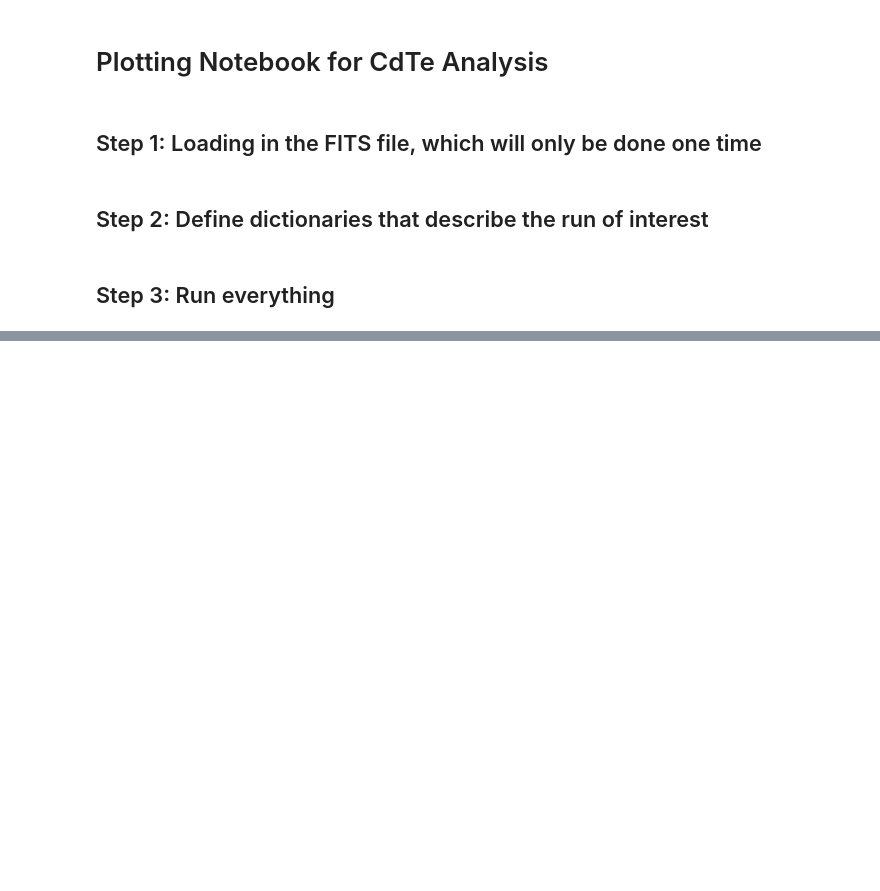
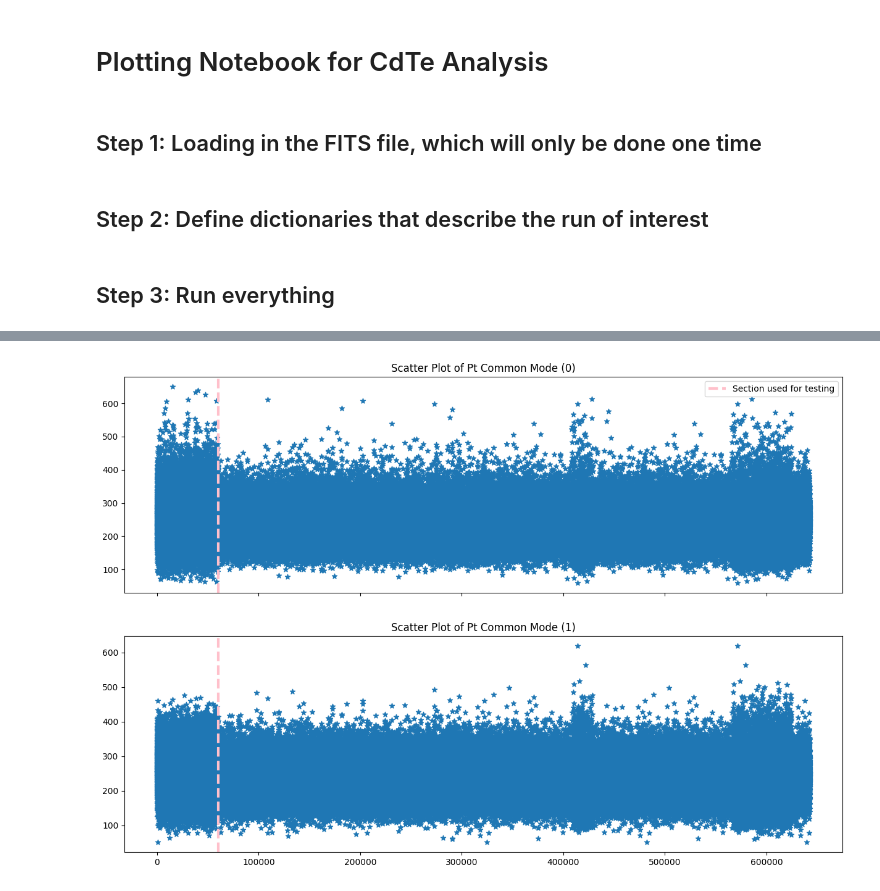
Before and after one commit to pet00184/CdTe_Analysis_Tools, a Jupyter notebook: lab_plotting_only.ipynb, the cells around one changed output, grey strips where cells are left out. Saved outputs shown, nothing was run; the diff lists cells and outputs as text; code cells hidden in the pictures; blank space fills up the shorter version.

```diff
--- a/lab_plotting_only.ipynb
+++ b/lab_plotting_only.ipynb
@@ -102,0 +108,26 @@ Run report written to /Users/pet00184/FOXSI_Analysis/updated2026plotting/Berkele
+# %%
+## checking out pedestal drop...
+import numpy as np
+common_mode_1 = cdte_data['cmn_pt'][:, 0]
+common_mode_2 = cdte_data['cmn_pt'][:, 1]
+
+unixtime = cdte_data['unixtime']
+rangee = np.arange(0, len(common_mode_1))
+
+import matplotlib.pyplot as plt
+fig, [ax1, ax2] = plt.subplots(2, 1, figsize=(15, 10), sharex=True)
+ax1.scatter(rangee, common_mode_1, marker='*')
+ax1.axvline(60000, c='pink', ls='--', lw=3, label='Section used for testing')
+# ax1.axvline(460000, c='r', ls='--', lw=3, label='Section used for testing')
+# ax1.axvline(680000, c='orange', ls='--', lw=3, label='shift at trigger 105041')
+ax1.set_title('Scatter Plot of Pt Common Mode (0)')
+
+ax2.scatter(rangee, common_mode_2, marker='*')
+ax2.set_title('Scatter Plot of Pt Common Mode (1)')
+ax2.axvline(60000, c='pink', ls='--', lw=3, label='Section used for testing')
+# ax2.axvline(460000, c='r', ls='--', lw=3, label='Section used for testing')
+# ax2.axvline(680000, c='orange', ls='--', lw=3, label='shift at trigger 105041')
+ax1.legend()
+plt.savefig(os.path.join(SUMMARY_DICT['SaveName'], 'commonmodescatter_pt.png'), dpi=250, bbox_inches='tight')
+# %% [output]
+[figure, added]
```
Also changed, not shown: parts of 13 cells of this notebook, 5 other files.
